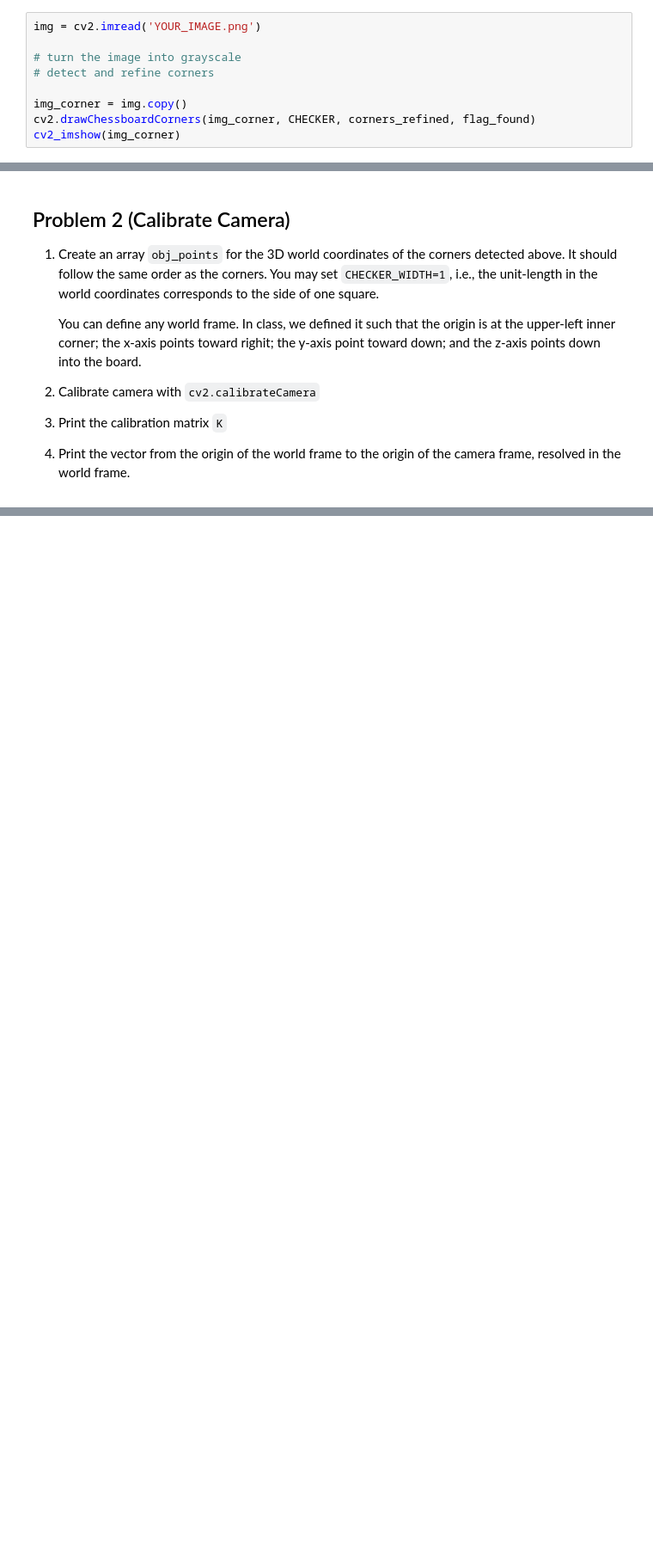
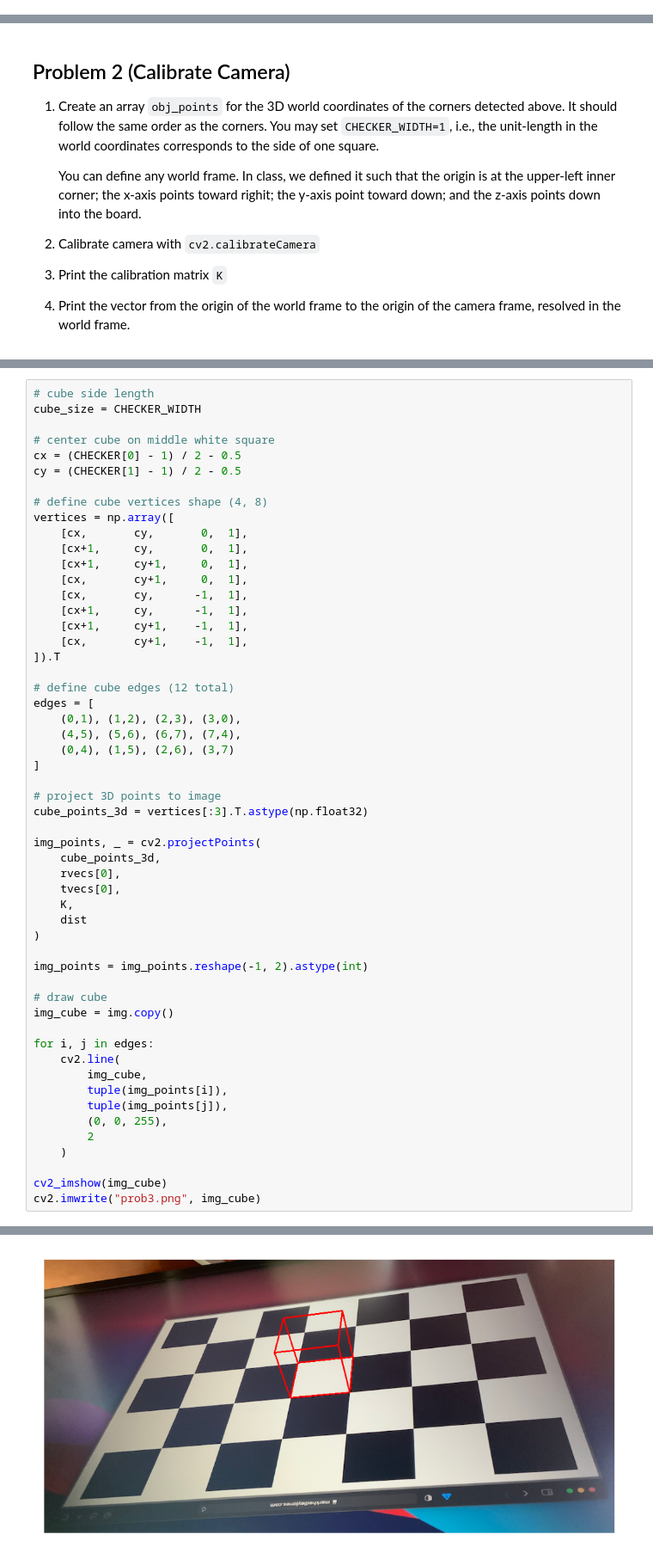
Before and after one commit to GW-MAE6292/HW2, a Jupyter notebook: hw2.ipynb, the cells around one changed output, grey strips where cells are left out. Shown at 86% size. Cells and saved outputs as stored; diff of their text form; blank space fills up the shorter version.

```diff
--- a/hw2.ipynb
+++ b/hw2.ipynb
@@ -49,12 +49,3 @@ In this part,
 3. Draw the refined corners with `cv2.drawChessboardCorners()`
 
 Save your image with the detected corners as **`prob1.png`**
-# %%
-img = cv2.imread('YOUR_IMAGE.png')
-
-# turn the image into grayscale
-# detect and refine corners
-
-img_corner = img.copy()
-cv2.drawChessboardCorners(img_corner, CHECKER, corners_refined, flag_found)
-cv2_imshow(img_corner)
@@ -100,0 +183,55 @@ vertices = np.zeros((4, 8))
+# %%
+# cube side length
+cube_size = CHECKER_WIDTH
+
+# center cube on middle white square
+cx = (CHECKER[0] - 1) / 2 - 0.5
+cy = (CHECKER[1] - 1) / 2 - 0.5
+
+# define cube vertices shape (4, 8)
+vertices = np.array([
+    [cx,       cy,       0,  1],
+    [cx+1,     cy,       0,  1],
+    [cx+1,     cy+1,     0,  1],
+    [cx,       cy+1,     0,  1],
+    [cx,       cy,      -1,  1],
+    [cx+1,     cy,      -1,  1],
+    [cx+1,     cy+1,    -1,  1],
+    [cx,       cy+1,    -1,  1],
+]).T
+
+# define cube edges (12 total)
+edges = [
+    (0,1), (1,2), (2,3), (3,0),
+    (4,5), (5,6), (6,7), (7,4),
+    (0,4), (1,5), (2,6), (3,7)
+]
+
+# project 3D points to image
+cube_points_3d = vertices[:3].T.astype(np.float32)
+
+img_points, _ = cv2.projectPoints(
+    cube_points_3d,
+    rvecs[0],
+    tvecs[0],
+    K,
+    dist
+)
+
+img_points = img_points.reshape(-1, 2).astype(int)
+
+# draw cube
+img_cube = img.copy()
+
+for i, j in edges:
+    cv2.line(
+        img_cube,
+        tuple(img_points[i]),
+        tuple(img_points[j]),
+        (0, 0, 255),
+        2
+    )
+
+cv2_imshow(img_cube)
+cv2.imwrite("prob3.png", img_cube)
+# %% [output]
@@ -101,3 +239,4 @@ vertices = np.zeros((4, 8))
+[figure, added]
 # %% [markdown]
 ## How to Turn in
 
```
Also changed, not shown: parts of 5 cells of this notebook, 2 other files.
